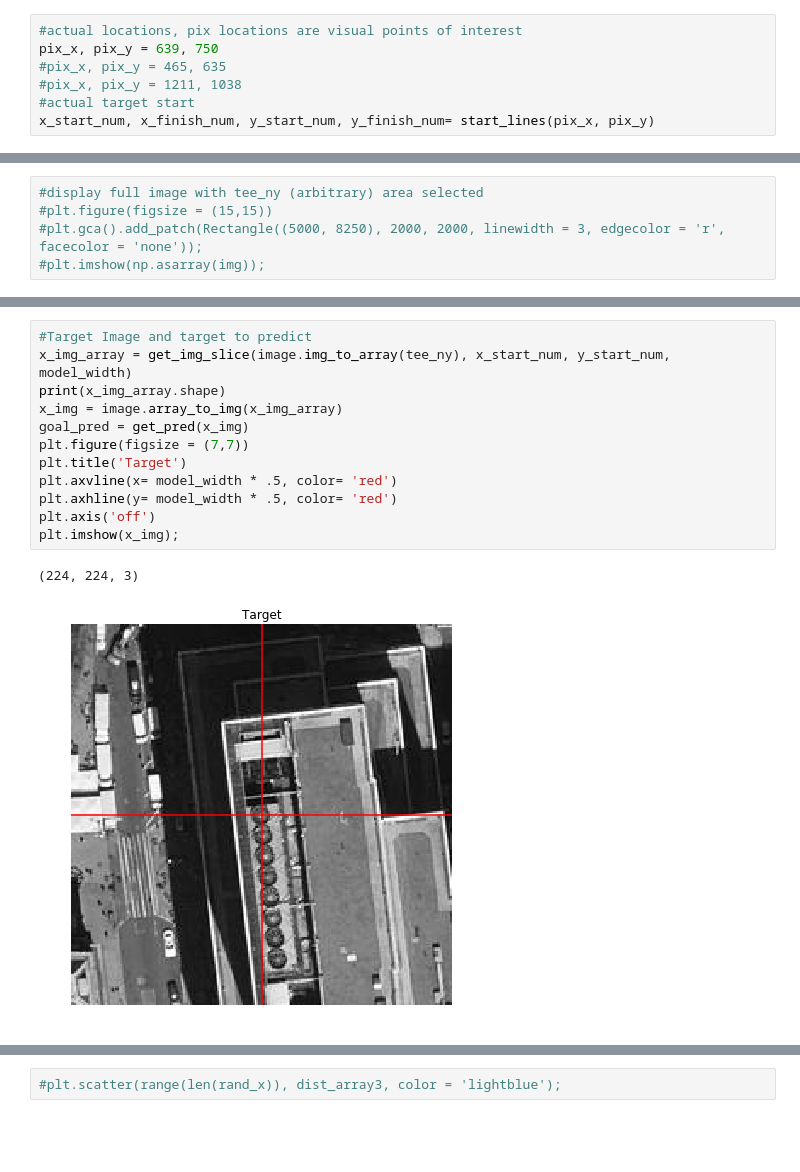
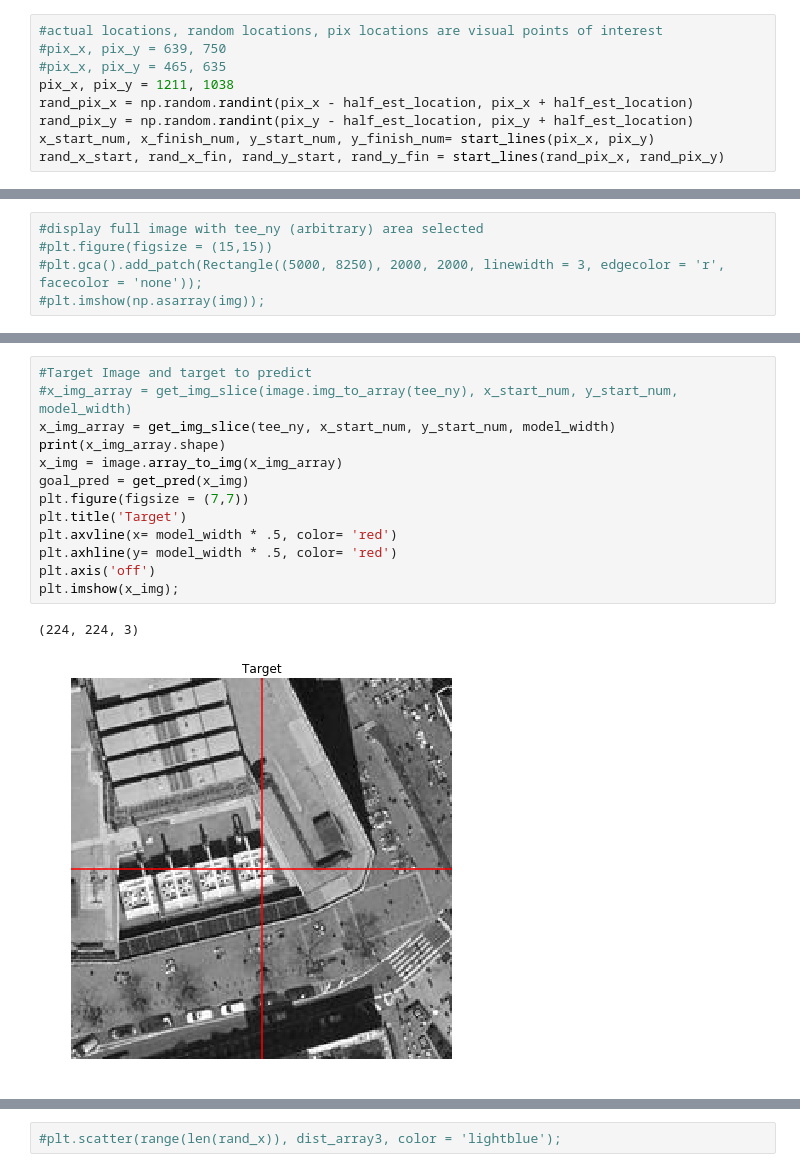
Before and after one commit to eric220/New_York, a Jupyter notebook: New_York_Search.ipynb, the cells around one changed output, grey strips where cells are left out. Drawn from its saved outputs; the diff is of its cells as text; blank space fills up the shorter version.

```diff
--- a/New_York_Search.ipynb
+++ b/New_York_Search.ipynb
@@ -106,10 +115,12 @@ half_model_width = int(224 * .5)
 est_location = 200
 half_est_location = int(est_location * .5)
 # %%
-#actual locations, pix locations are visual points of interest
-pix_x, pix_y = 639, 750
+#actual locations, random locations, pix locations are visual points of interest
+#pix_x, pix_y = 639, 750
 #pix_x, pix_y = 465, 635
-#pix_x, pix_y = 1211, 1038
-#actual target start
+pix_x, pix_y = 1211, 1038
+rand_pix_x = np.random.randint(pix_x - half_est_location, pix_x + half_est_location)
+rand_pix_y = np.random.randint(pix_y - half_est_location, pix_y + half_est_location)
 x_start_num, x_finish_num, y_start_num, y_finish_num= start_lines(pix_x, pix_y)
+rand_x_start, rand_x_fin, rand_y_start, rand_y_fin = start_lines(rand_pix_x, rand_pix_y)
 # %%
@@ -154,18 +165,19 @@ plt.imshow(search_img);
 # %%
 #Target Image and target to predict
-x_img_array = get_img_slice(image.img_to_array(tee_ny), x_start_num, y_start_num, model_width)
+#x_img_array = get_img_slice(image.img_to_array(tee_ny), x_start_num, y_start_num, model_width)
+x_img_array = get_img_slice(tee_ny, x_start_num, y_start_num, model_width)
 print(x_img_array.shape)
 x_img = image.array_to_img(x_img_array)
 goal_pred = get_pred(x_img)
 plt.figure(figsize = (7,7))
 plt.title('Target')
 plt.axvline(x= model_width * .5, color= 'red')
 plt.axhline(y= model_width * .5, color= 'red')
 plt.axis('off')
 plt.imshow(x_img);
 # %% [output]
 (224, 224, 3)
-[figure, old version]
+[figure, new version]
 # %%
 x, y = target_search()
 z_img = get_img_slice(tee_ny, x, y, model_width)
```
Also changed, not shown: parts of 19 cells of this notebook, 4 other files.
